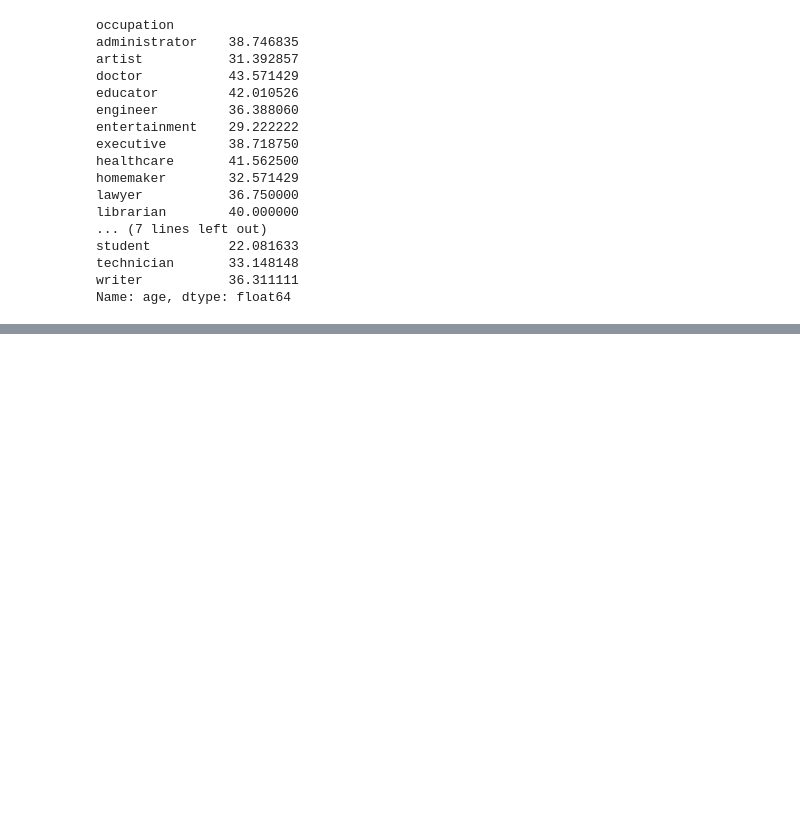
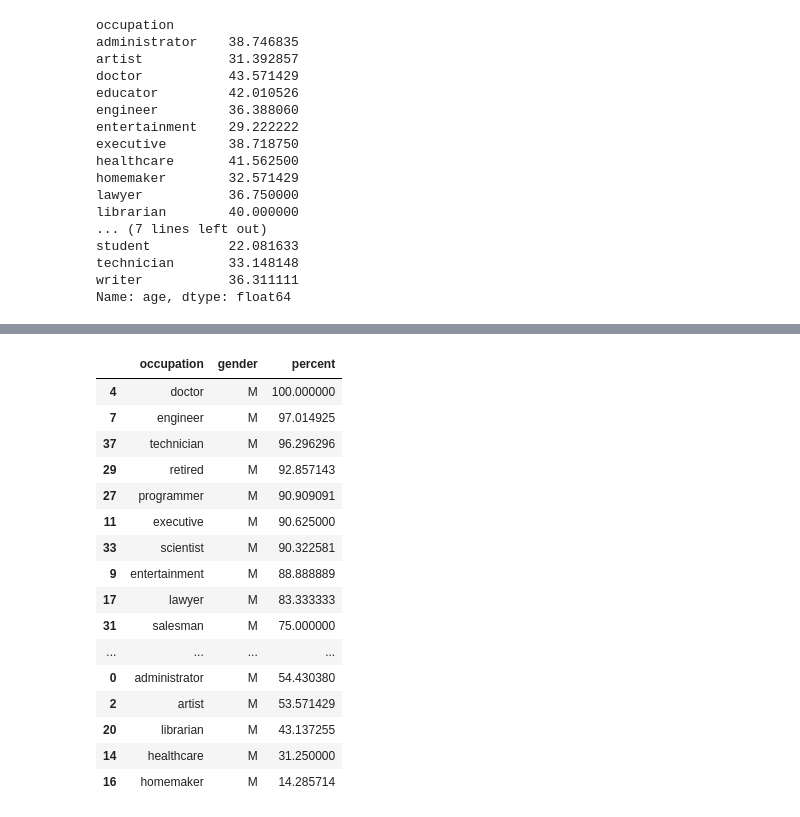
Before and after one commit to AbisolaOlakanmi/Abisola.Olakanmi.BDAT1004PS3, a Jupyter notebook: Abisola.Olakanmi.BDAT1004PS3.ipynb, the cells around one changed output, grey strips where cells are left out. Saved outputs shown, nothing was run; the diff lists cells and outputs as text; code cells hidden in the pictures; blank space fills up the shorter version.

```diff
--- a/Abisola.Olakanmi.BDAT1004PS3.ipynb
+++ b/Abisola.Olakanmi.BDAT1004PS3.ipynb
@@ -44,0 +88,21 @@ Name: age, dtype: float64
+# %%
+male_ratio = index_gen[index_gen["gender"] == "M"].sort_values(by="percent",ascending=False)
+male_ratio
+# %% [output]
+|  | occupation | gender | percent |
+| 4 | doctor | M | 100.000000 |
+| 7 | engineer | M | 97.014925 |
+| 37 | technician | M | 96.296296 |
+| 29 | retired | M | 92.857143 |
+| 27 | programmer | M | 90.909091 |
+| 11 | executive | M | 90.625000 |
+| 33 | scientist | M | 90.322581 |
+| 9 | entertainment | M | 88.888889 |
+| 17 | lawyer | M | 83.333333 |
+| 31 | salesman | M | 75.000000 |
+| ... | ... | ... | ... |
+| 0 | administrator | M | 54.430380 |
+| 2 | artist | M | 53.571429 |
+| 20 | librarian | M | 43.137255 |
+| 14 | healthcare | M | 31.250000 |
+| 16 | homemaker | M | 14.285714 |
```
Also changed, not shown: parts of 13 cells of this notebook.
